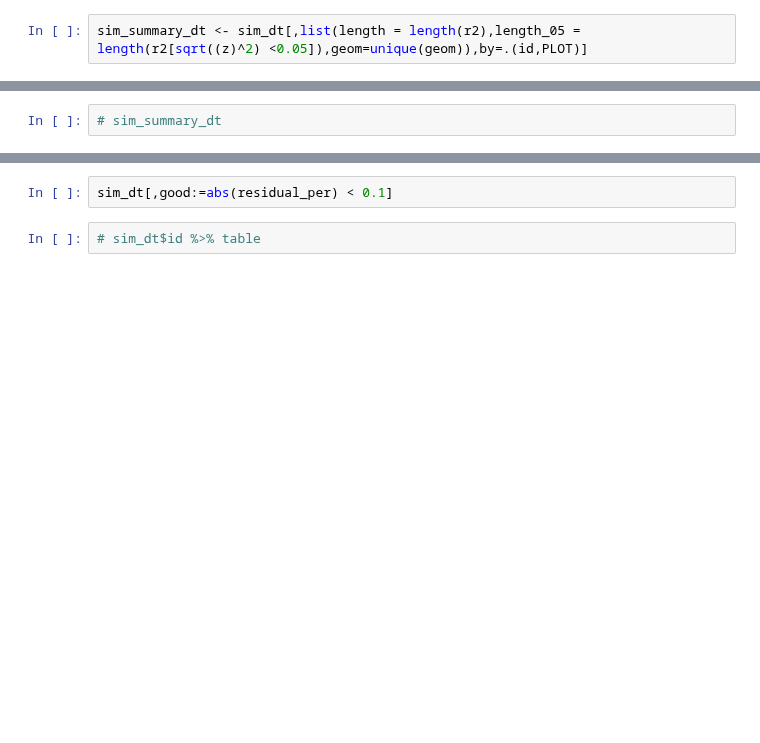
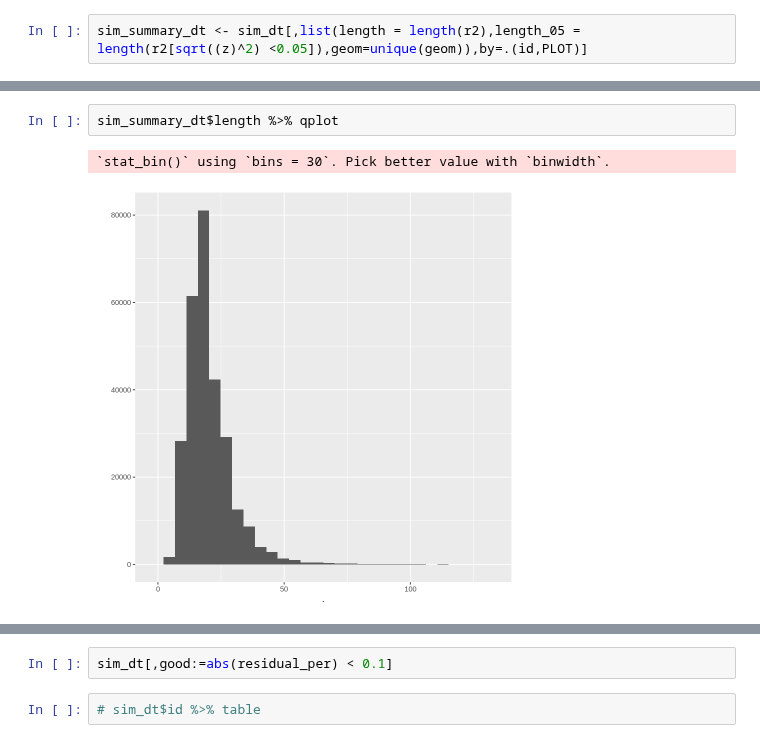
Before and after one commit to seismosmsr/hawaii_soils, a Jupyter notebook: Hawaii_Soils_Analysis.ipynb, the cells around one changed output, grey strips where cells are left out. Saved outputs shown, nothing was run; the diff lists cells and outputs as text; blank space fills up the shorter version.

```diff
--- a/Hawaii_Soils_Analysis.ipynb
+++ b/Hawaii_Soils_Analysis.ipynb
@@ -76,5 +223,8 @@ sim_summary_dt %>% st_as_sf %>% st_write('sim_summary_id_plot.gpkg',delete_dsn =
-# %%
-# sim_summary_dt
+# %%
+sim_summary_dt$length %>% qplot
+# %% [output]
+`stat_bin()` using `bins = 30`. Pick better value with `binwidth`.
+[figure, added]
 # %%
 sim_summary_dt %>%
   ggplot(aes(x= length_05/length)) +
```
Also changed, not shown: parts of 40 cells of this notebook.
